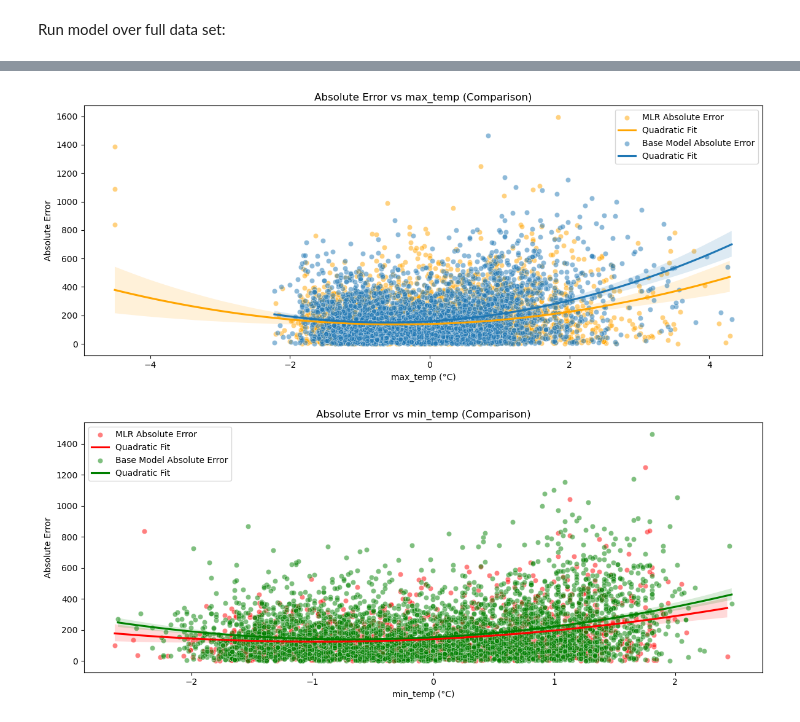
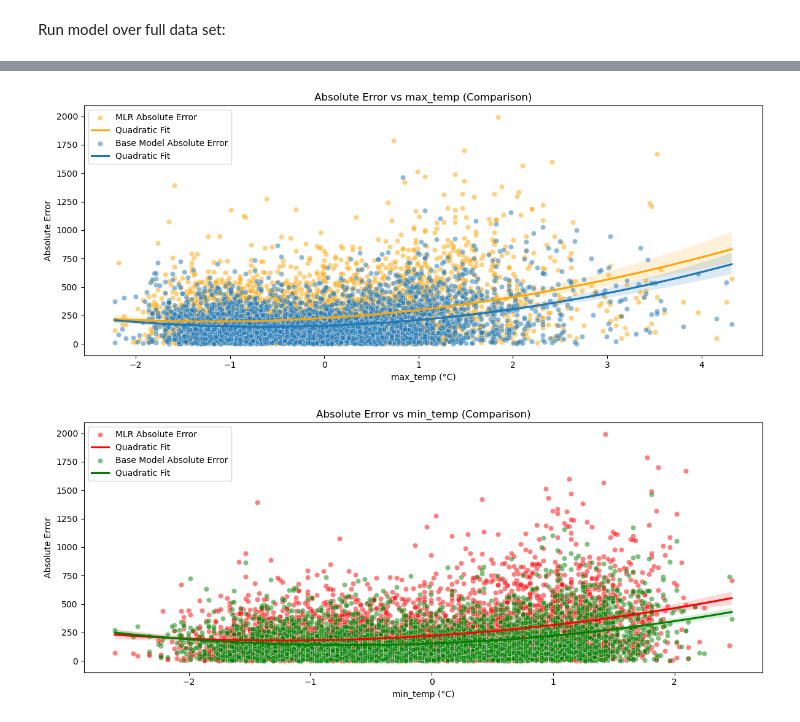
Before and after one commit to t-frank-unsw/zzsc9020-teamc, a Jupyter notebook: LizMLR.ipynb, the cells around one changed output, grey strips where cells are left out. Drawn from its saved outputs; the diff is of its cells as text; code cells hidden in the pictures.

Commit message:
Liz MLR included temp bins

```diff
--- a/LizMLR.ipynb
+++ b/LizMLR.ipynb
@@ -204,7 +204,7 @@ X = pd.DataFrame({
     'extreme_cold': df_daily['extreme_cold']
 })
 # Target variable
-y= df_daily['TOTALDEMAND']['mean'].values
+y= df_daily['TOTALDEMAND']['max'].values
 
 
 # Rolling averages (3-day mean temperature)
@@ -338,11 +338,11 @@ plt.show()
 
 # Absolute Error
 
-df_daily.replace([np.inf, -np.inf], np.nan).dropna()
+df_daily = df_daily.replace([np.inf, -np.inf], np.nan).dropna()
 
 
 x = df_daily['TEMPERATURE']['max']
-y_base = np.asarray(abs(df_daily['TOTALDEMAND'] - df_daily['FORECASTDEMAND'])).flatten()
+y_base = np.asarray(abs(df_daily['TOTALDEMAND']['max'] - df_daily['FORECASTDEMAND']['max'])).flatten()
 
 
 # Standardize x
@@ -802,7 +789,5 @@ R² improvement: -0.028 (-3.0%)
 # %%
 # Absolute Error versus Max Temp
-
-df_daily.replace([np.inf, -np.inf], np.nan).dropna()
 
 residuals = y - y_pred_full
 absolute_error = abs(residuals)
@@ -850,14 +835,10 @@ plt.show()
 
 # Absolute Error versus Min Temp
 
-df_daily.replace([np.inf, -np.inf], np.nan).dropna()
-
-residuals = y_test - y_pred5
+residuals = y - y_pred_full
 absolute_error = abs(residuals)
 
-x1_test = pd.DataFrame(X_poly2_test, columns=feature_names, index=X_test.index)
-
-x1_min = x1_test['temp_min']
+x1_min = X['temp_min']
 y1 = np.asarray(absolute_error).flatten()
 x2_min = df_daily['TEMPERATURE']['min']
 y2 = np.asarray(abs(df_daily['TOTALDEMAND']['max'] - df_daily['FORECASTDEMAND']['max'])).flatten()
@@ -865,32 +846,32 @@ y2 = np.asarray(abs(df_daily['TOTALDEMAND']['max'] - df_daily['FORECASTDEMAND'][
 # Standardize x
 x1_min_mean = x1_min.mean()
 x1_min_std = x1_min.std() or 1.0  # Avoid division by zero
 x1_min_scaled = (x1_min - x1_min_mean) / x1_min_std
 x1_min_flat = np.asarray(x1_min_scaled).flatten()
 
 x2_min_mean = x2_min.mean()
 x2_min_std = x2_min.std() or 1.0  # Avoid division by zero
 x2_min_scaled = (x2_min - x2_min_mean) / x2_min_std
 x2_min_flat = np.asarray(x2_min_scaled).flatten()
 
 # Plot both datasets
 plt.figure(figsize=(12, 5))
 
 # MLR error versus temp_min
 sns.scatterplot(x=x1_min_flat, y=y1, alpha=0.5, label='MLR Absolute Error', color='red')
 sns.regplot(x=x1_min_flat, y=y1, scatter=False, order=2, label='Quadratic Fit', color='red')  # quadratic fit
 
 # Forecast demand error versus temp_min
 sns.scatterplot(x=x2_min_flat, y=y2, alpha=0.5, label='Base Model Absolute Error', color='green')
 sns.regplot(x=x2_min_flat, y=y2, scatter=False, order=2, label='Quadratic Fit', color='green')  # quadratic fit
 
 # Labels and legend
 plt.title("Absolute Error vs min_temp (Comparison)")
 plt.xlabel("min_temp (°C)")
 plt.ylabel("Absolute Error")
 plt.legend()
 plt.tight_layout()
 plt.show()
 # %% [output]
-[figure, old version]
+[figure, new version]
-[figure, old version]
+[figure, new version]
```
Also changed, not shown: parts of 14 cells of this notebook.
